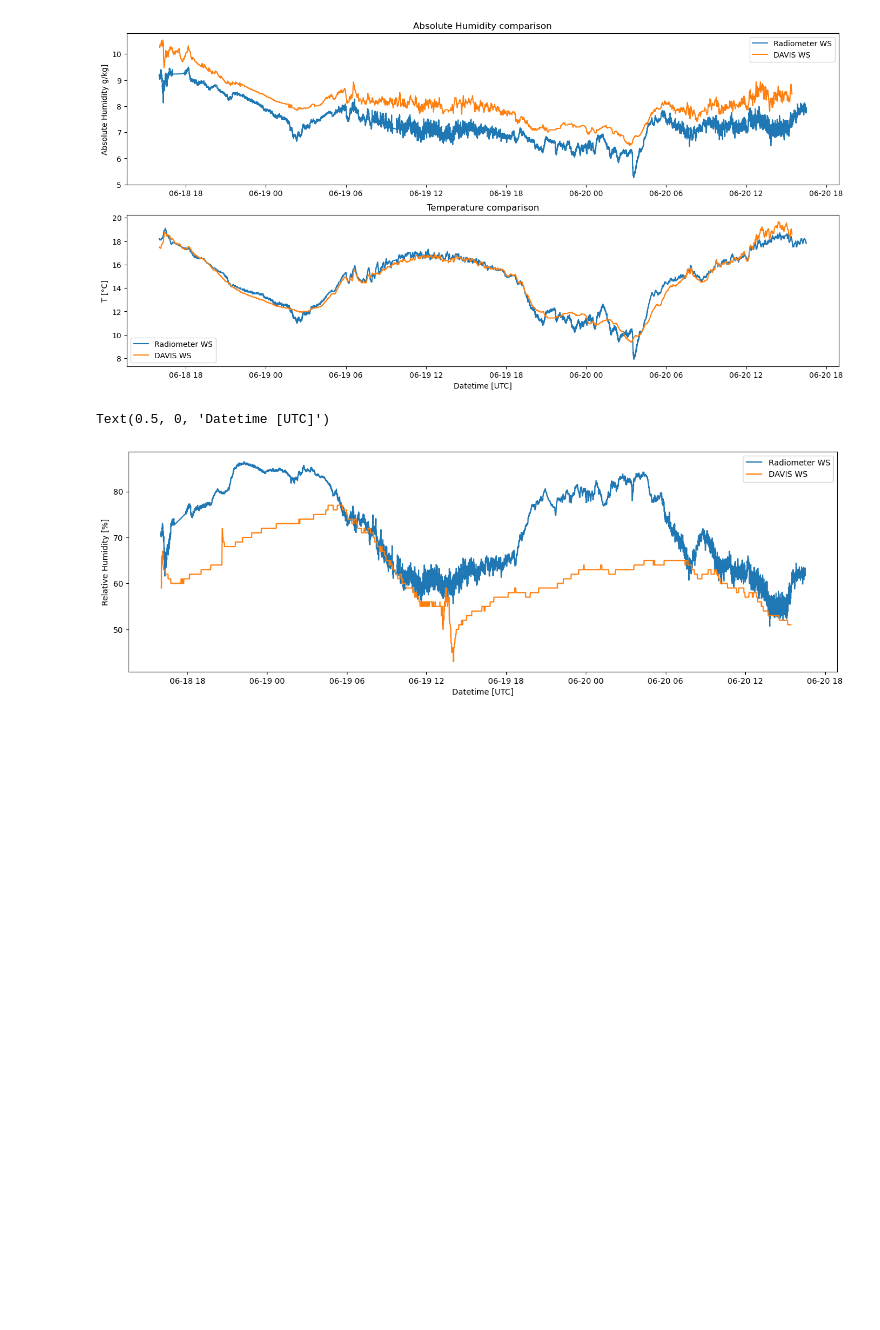
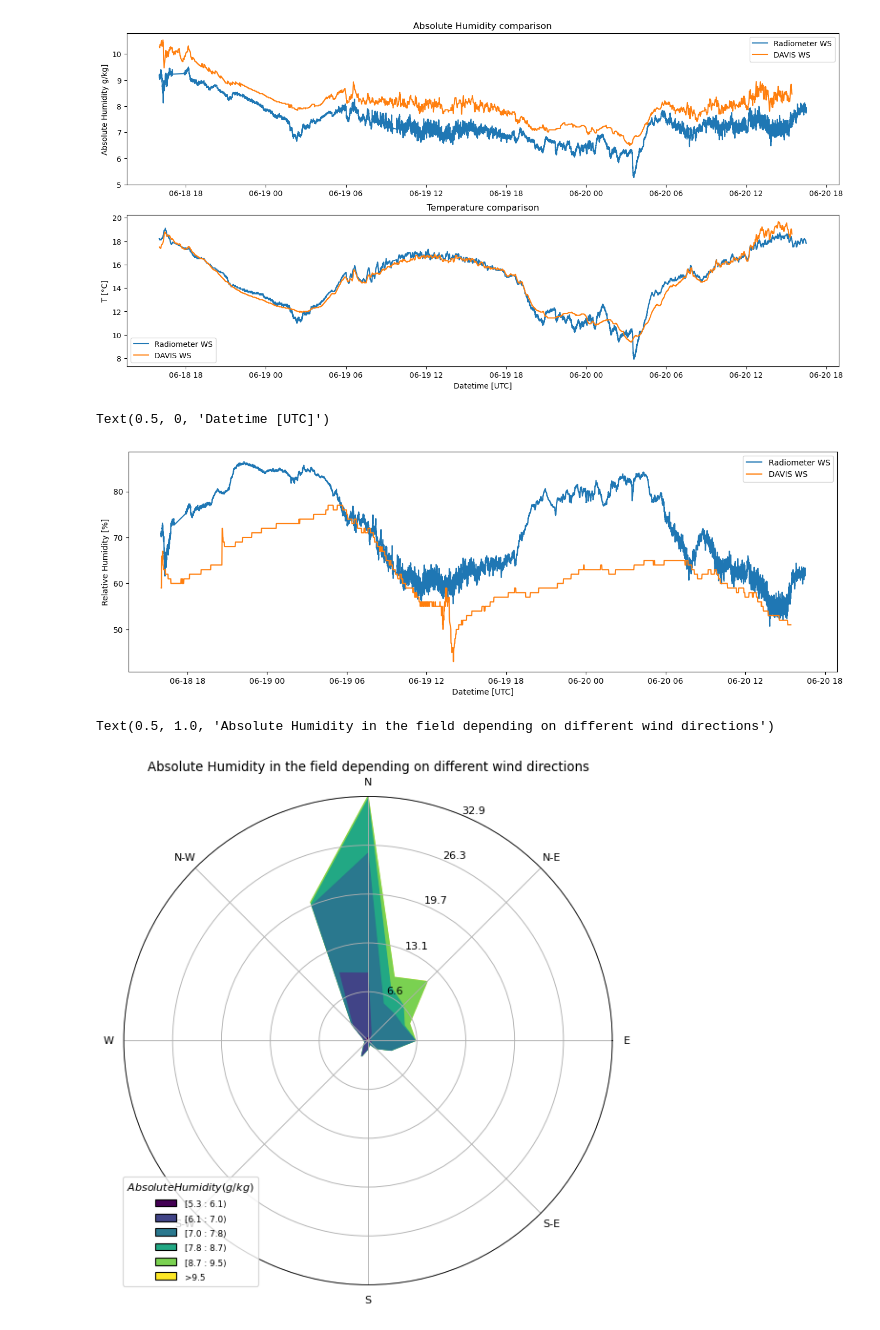
Before and after one commit to nefelita/Fieldwork, a Jupyter notebook: Nef.ipynb, the cells around one changed output. Cells and saved outputs as stored; diff of their text form; code cells hidden in the pictures; blank space fills up the shorter version.

```diff
--- a/Nef.ipynb
+++ b/Nef.ipynb
@@ -650,3 +696,14 @@ plt.xlabel('Datetime [UTC]')
 # %% [output]
 Text(0.5, 0, 'Datetime [UTC]')
 [figure]
+# %%
+## absolute humidity and wind direction rose
+
+ax = WindroseAxes.from_ax()
+ax.contourf(
+       wstn_speeds.Surf_WD, wstn_speeds.Surf_RH*qsat(wstn_speeds.Surf_P, wstn_speeds.Surf_T)/100, normed=True )
+ax.set_legend(title=r"$Absolute Humidity (g/kg)$")
+ax.set_title('Absolute Humidity in the field depending on different wind directions')
+# %% [output]
+Text(0.5, 1.0, 'Absolute Humidity in the field depending on different wind directions')
+[figure, added]
```
Also changed, not shown: parts of 5 cells of this notebook.
